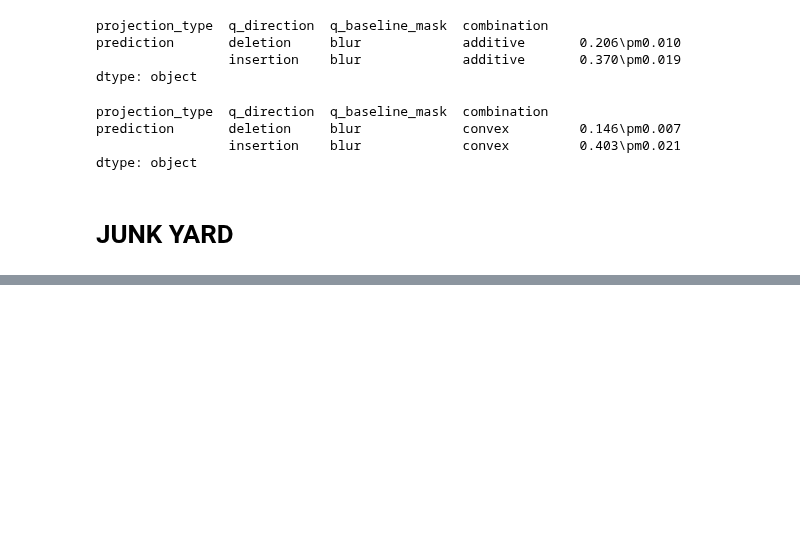
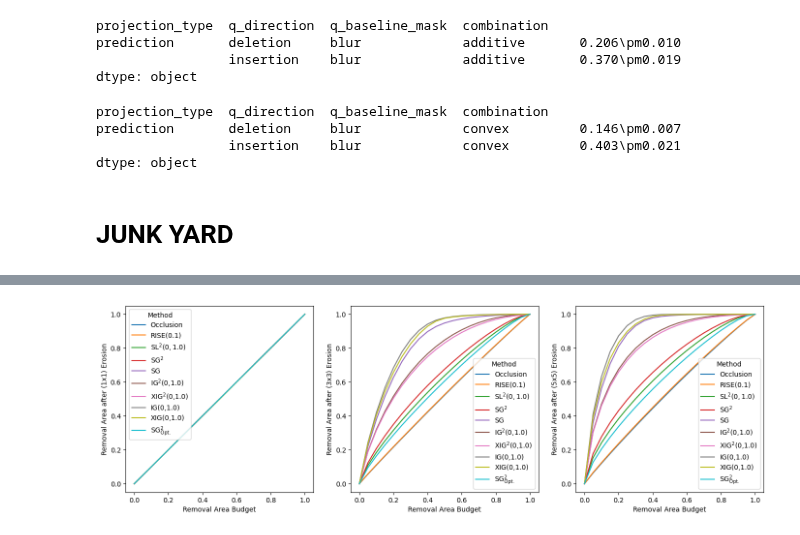
Before and after one commit to Amir-Mehrpanah/On-Spectral-Properties-of-Gradient-based-Explanation-Methods-ECCV24, a Jupyter notebook: experiments/experiment_8.ipynb, the cells around one changed output, grey strips where cells are left out. Drawn from its saved outputs; the diff is of its cells as text; code cells hidden in the pictures; blank space fills up the shorter version.

```diff
--- a/experiments/experiment_8.ipynb
+++ b/experiments/experiment_8.ipynb
@@ -637,0 +662,26 @@ save_axis(
+# %%
+fig,axes = plt.subplots(1, 3, figsize=(17, 5))
+cmap = plt.get_cmap("rainbow")
+for i, k in enumerate(kernels[:3]):
+    text_kernel = f"{k[0]}x{k[1]}"
+    path_to_acc_data = f"outputs/processed/8_{text_kernel}/8_actual_q_data.csv"
+    merged_data_actual_q = pd.read_csv(path_to_acc_data)
+    index_cols = [
+        "alpha_mask_value",
+        "q_direction",
+        "batch",
+    ]
+    temp = merged_data_actual_q.drop(
+        columns=["q_baseline_mask", "combination", "projection_type"]
+    )
+    temp = temp[temp.q_direction == "deletion"].drop(columns="q_direction")
+    temp = temp.groupby("alpha_mask_value").mean().drop(columns="batch")
+    temp.rename(index=nice_names, inplace=True)
+    temp.index.rename("Method", inplace=True)
+    temp.columns = temp.columns.map(lambda x: int(x) / 100)
+    temp.T.plot(ax=axes[i])
+    axes[i].set_xlabel("Removal Area Budget")
+    axes[i].set_ylabel(f"Removal Area after ({text_kernel}) Erosion")
+plt.savefig("outputs/figures/8_actual_q_kde.pdf", bbox_inches="tight")
+# %% [output]
+[figure, added]
```
Also changed, not shown: parts of 9 cells of this notebook, 7 other files.
